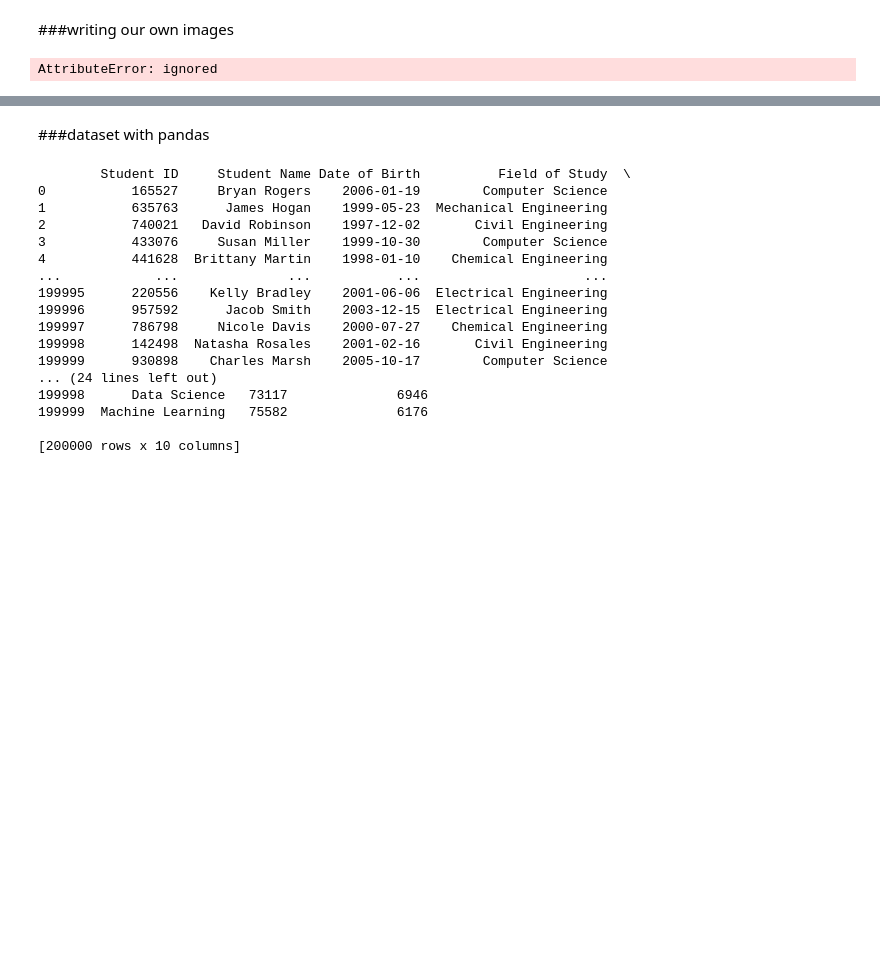
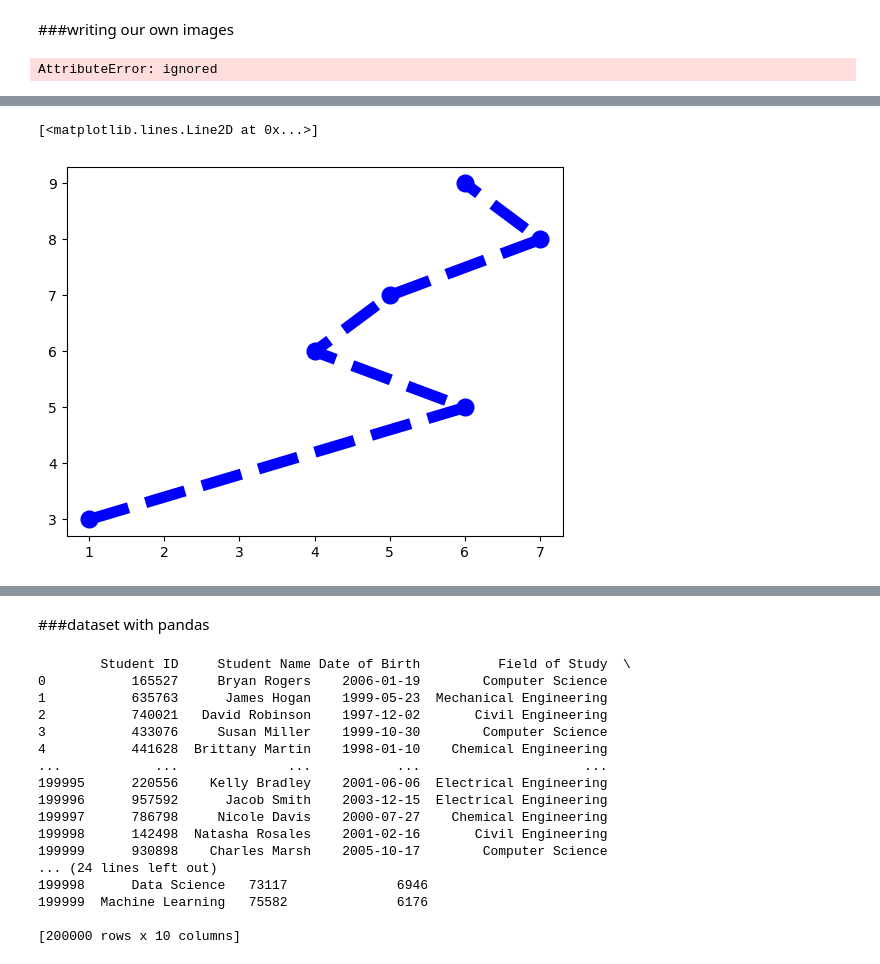
Before and after one commit to Harman16-jpg/datasetml, a Jupyter notebook: Untitled0.ipynb, the cells around one changed output, grey strips where cells are left out. Saved outputs shown, nothing was run; the diff lists cells and outputs as text; code cells hidden in the pictures; blank space fills up the shorter version.

```diff
--- a/Untitled0.ipynb
+++ b/Untitled0.ipynb
@@ -902,0 +953,8 @@ AttributeError: ignored
+# %%
+
+x=np.array([1,6,4,5,7,6])
+y=np.array([3,5,6,7,8,9])
+plt.plot(x,y,color='blue', marker='o', linestyle='dashed', linewidth=8, markersize=12)
+# %% [output]
+[<matplotlib.lines.Line2D at 0x...>]
+[figure, added]
```
Also changed, not shown: parts of 43 cells of this notebook.
